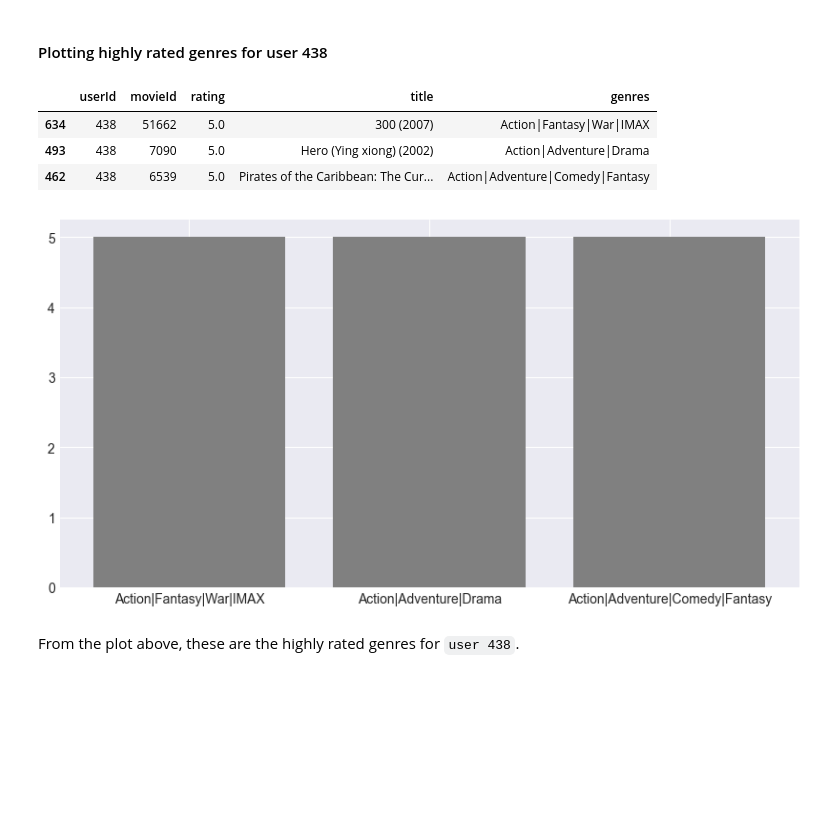
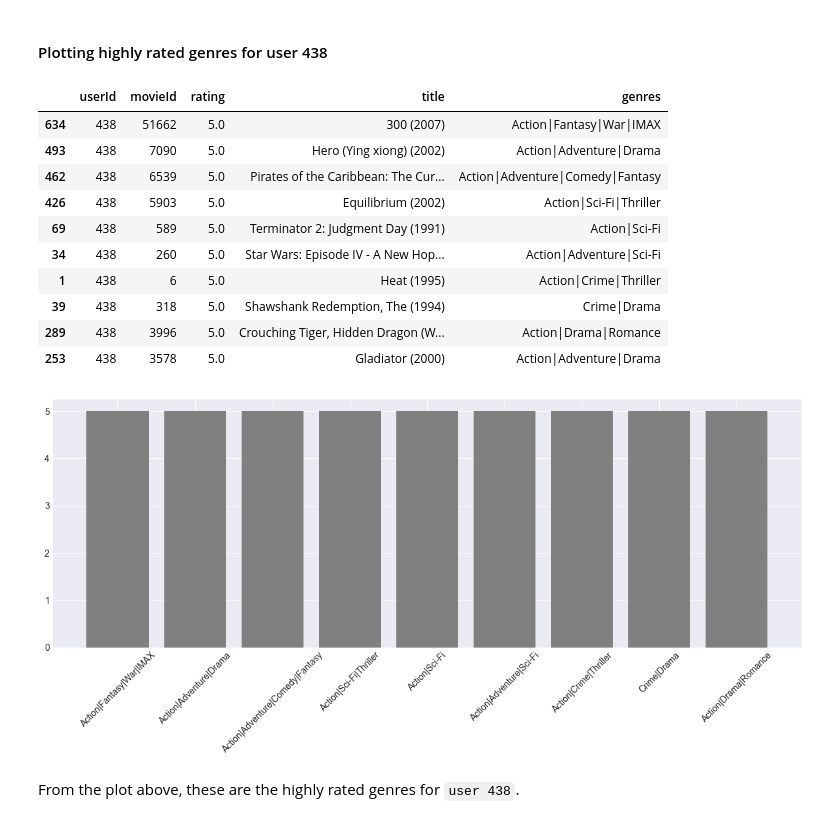
Before and after one commit to brandonbush2/Movie-Recommendation-System, a Jupyter notebook: Movie Recommendation System.ipynb, the cells around one changed output. Drawn from its saved outputs; the diff is of its cells as text; code cells hidden in the pictures; blank space fills up the shorter version.

```diff
--- a/Movie Recommendation System.ipynb
+++ b/Movie Recommendation System.ipynb
@@ -264,20 +264,28 @@ user438_movie_ratings
 # %% [markdown]
 #### Plotting highly rated genres for user 438
 # %%
-#user438 three highest rated genres
-user438_ratings = user438_movie_ratings.sort_values(by = 'rating', ascending = False).head(3)
+#user438 ten highest rated genres
+user438_ratings = user438_movie_ratings.sort_values(by = 'rating', ascending = False).head(10)
 user438_ratings
 # %% [output]
 |  | userId | movieId | rating | title | genres |
 | 634 | 438 | 51662 | 5.0 | 300 (2007) | Action|Fantasy|War|IMAX |
 | 493 | 438 | 7090 | 5.0 | Hero (Ying xiong) (2002) | Action|Adventure|Drama |
 | 462 | 438 | 6539 | 5.0 | Pirates of the Caribbean: The Cur... | Action|Adventure|Comedy|Fantasy |
+| 426 | 438 | 5903 | 5.0 | Equilibrium (2002) | Action|Sci-Fi|Thriller |
+| 69 | 438 | 589 | 5.0 | Terminator 2: Judgment Day (1991) | Action|Sci-Fi |
+| 34 | 438 | 260 | 5.0 | Star Wars: Episode IV - A New Hop... | Action|Adventure|Sci-Fi |
+| 1 | 438 | 6 | 5.0 | Heat (1995) | Action|Crime|Thriller |
+| 39 | 438 | 318 | 5.0 | Shawshank Redemption, The (1994) | Crime|Drama |
+| 289 | 438 | 3996 | 5.0 | Crouching Tiger, Hidden Dragon (W... | Action|Drama|Romance |
+| 253 | 438 | 3578 | 5.0 | Gladiator (2000) | Action|Adventure|Drama |
 # %%
 #plotting bar plot
-plt.figure(figsize = (10,5))
-plt.bar(user438_ratings['genres'], user438_ratings['rating'], color = 'grey');
+plt.figure(figsize = (15,5))
+plt.bar(user438_ratings['genres'], user438_ratings['rating'], color = 'grey')
+plt.xticks(rotation = 45);
 # %% [output]
-[figure, old version]
+[figure, new version]
 # %% [markdown]
 From the plot above, these are the highly rated genres for `user 438`.
 # %% [markdown]
```
Also changed, not shown: parts of 23 cells of this notebook.
